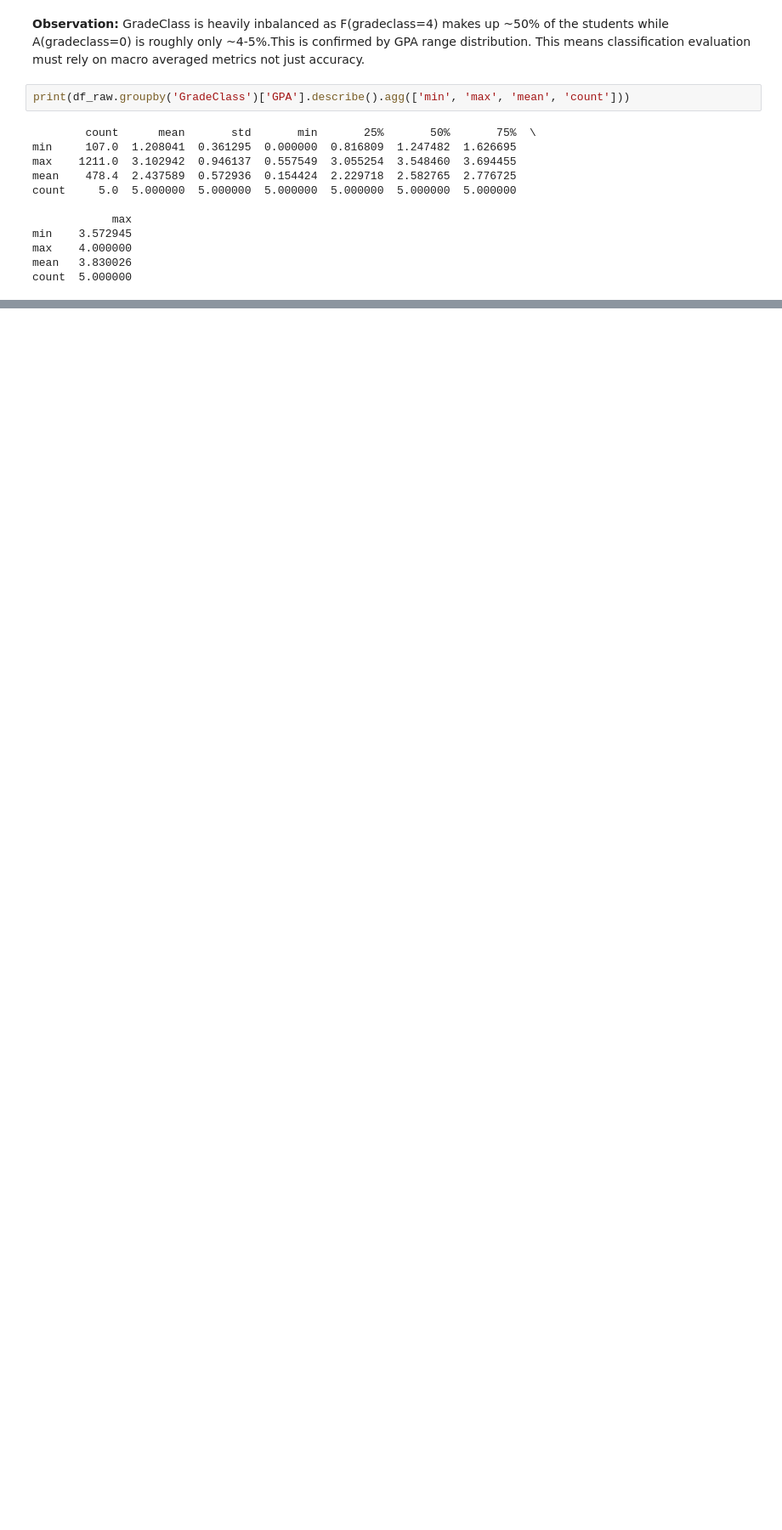
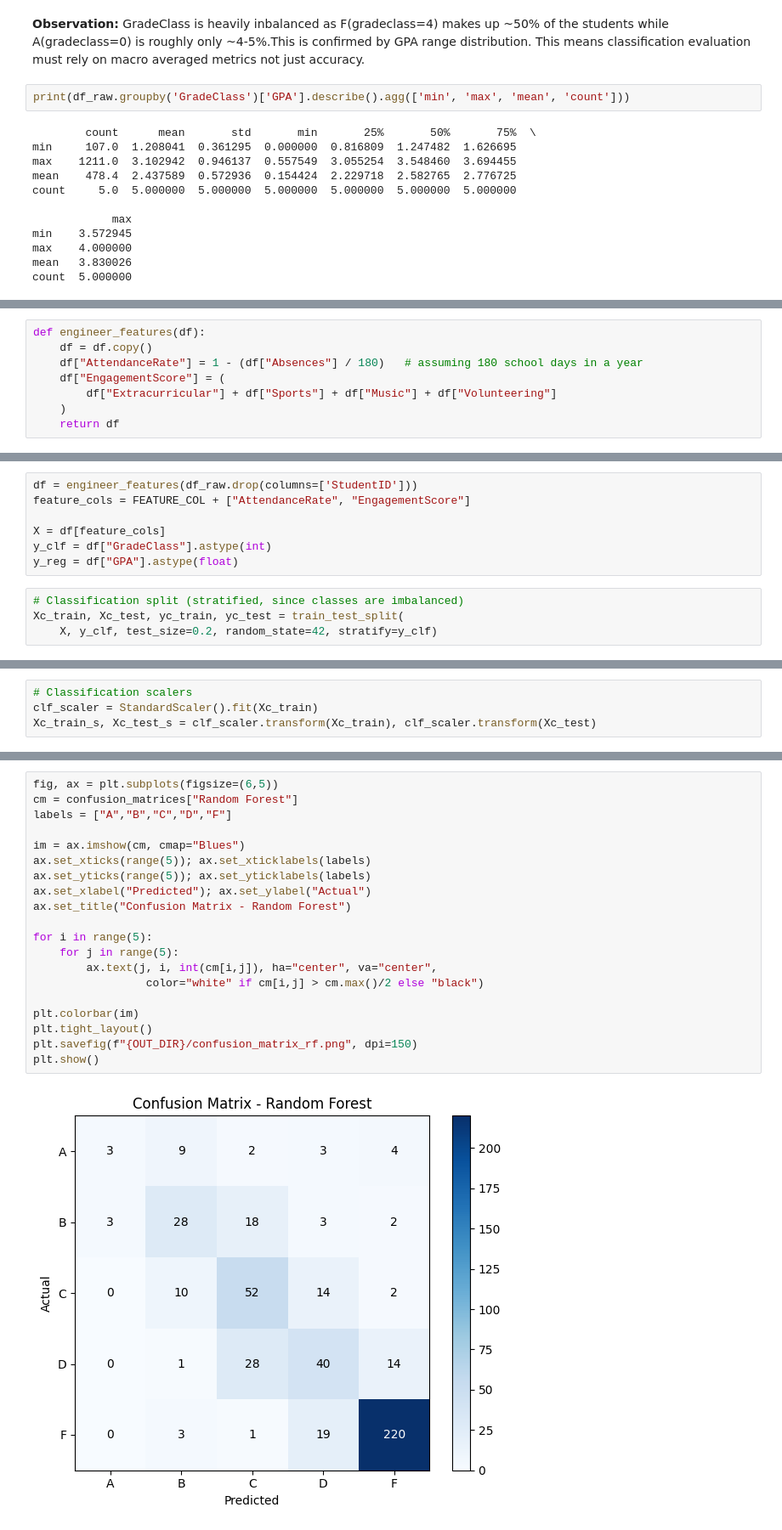
Before and after one commit to ZAWAD1/ISPDSS_Intelligent-student-performance-decision-support-system, a Jupyter notebook: notebook.ipynb, the cells around one changed output, grey strips where cells are left out. Shown at 85% size. Drawn from its saved outputs; the diff is of its cells as text; blank space fills up the shorter version.

Commit message:
Engineered AttendanceRate, EngagementScore. Pre-processed the data, train and tested for classification and regression models. Cross validated the models preformence with CV=5

```diff
--- a/notebook.ipynb
+++ b/notebook.ipynb
@@ -113,0 +138,8 @@ plt.show()
+# %%
+def engineer_features(df):
+    df = df.copy()
+    df["AttendanceRate"] = 1 - (df["Absences"] / 180)   # assuming 180 school days in a year
+    df["EngagementScore"] = (
+        df["Extracurricular"] + df["Sports"] + df["Music"] + df["Volunteering"]
+    )
+    return df
@@ -113,0 +210,11 @@ plt.show()
+# %%
+df = engineer_features(df_raw.drop(columns=['StudentID']))
+feature_cols = FEATURE_COL + ["AttendanceRate", "EngagementScore"]
+
+X = df[feature_cols]
+y_clf = df["GradeClass"].astype(int)
+y_reg = df["GPA"].astype(float)
+# %%
+# Classification split (stratified, since classes are imbalanced)
+Xc_train, Xc_test, yc_train, yc_test = train_test_split(
+    X, y_clf, test_size=0.2, random_state=42, stratify=y_clf)
@@ -113,0 +225,4 @@ plt.show()
+# %%
+# Classification scalers
+clf_scaler = StandardScaler().fit(Xc_train)
+Xc_train_s, Xc_test_s = clf_scaler.transform(Xc_train), clf_scaler.transform(Xc_test)
@@ -113,0 +313,22 @@ plt.show()
+# %%
+fig, ax = plt.subplots(figsize=(6,5))
+cm = confusion_matrices["Random Forest"]
+labels = ["A","B","C","D","F"]
+
+im = ax.imshow(cm, cmap="Blues")
+ax.set_xticks(range(5)); ax.set_xticklabels(labels)
+ax.set_yticks(range(5)); ax.set_yticklabels(labels)
+ax.set_xlabel("Predicted"); ax.set_ylabel("Actual")
+ax.set_title("Confusion Matrix - Random Forest")
+
+for i in range(5):
+    for j in range(5):
+        ax.text(j, i, int(cm[i,j]), ha="center", va="center",
+                 color="white" if cm[i,j] > cm.max()/2 else "black")
+
+plt.colorbar(im)
+plt.tight_layout()
+plt.savefig(f"{OUT_DIR}/confusion_matrix_rf.png", dpi=150)
+plt.show()
+# %% [output]
+[figure, added]
```
Also changed, not shown: parts of 22 cells of this notebook.
